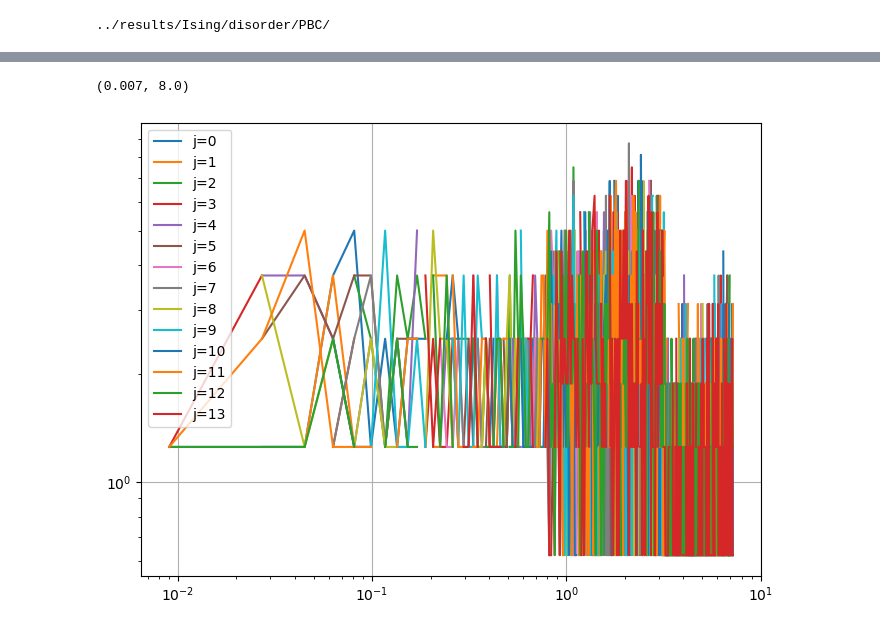
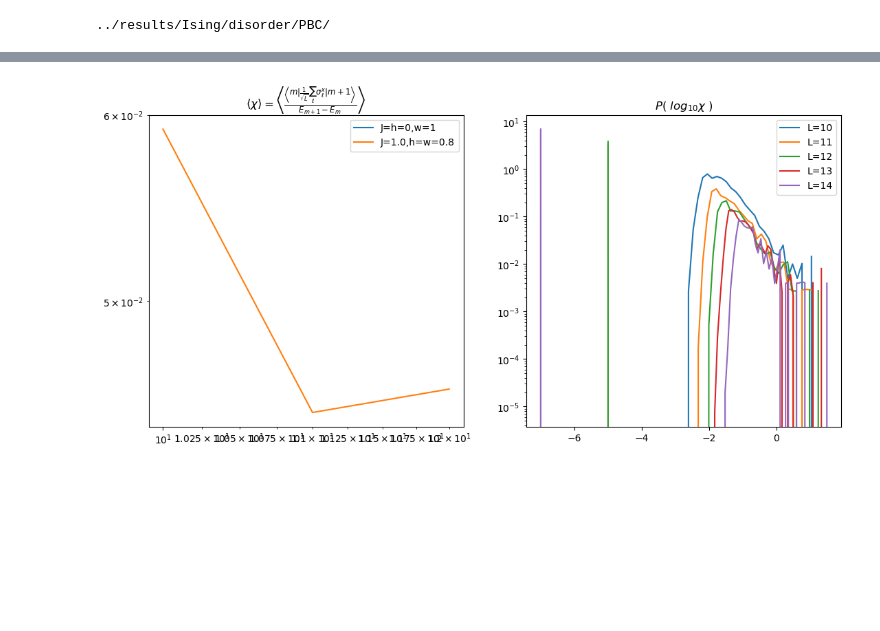
Before and after one commit to makskliczkowski/Transverse_Ising_ETH, a Jupyter notebook: IsignTransverse_ETH/Python/tests.ipynb, the cells around one changed output, grey strips where cells are left out. Cells and saved outputs as stored; diff of their text form; code cells hidden in the pictures; blank space fills up the shorter version.

```diff
--- a/IsignTransverse_ETH/Python/tests.ipynb
+++ b/IsignTransverse_ETH/Python/tests.ipynb
@@ -84,25 +94,30 @@ ax1.set_xlim(0.8 - w, 8e0)
-# %%
-fig, ax = plt.subplots(figsize=(8,6), dpi = 100)
-
-for site in range(0, L):
-    name = name_loc(L, w, site)
-    if exists(name):
-        spec_fun = np.loadtxt(name, unpack=True)
-        x = np.array(spec_fun[0])
-        y = np.array(zero_to_nan(spec_fun[1]))
-        y = y * 2**L
-        #y = savgol_filter(y, 7, 4)
-        p = ax.plot(x, y, label="j=%d"%(site))
-
-#ax.plot(x, 2.3e-2 * (10**x),ls='--', color='black', label=r"$\omega$")
-#ax.plot(x, 2.3e-2 * (10**x)**2 * (x-1)**2,ls='--', color='red', label=r"$\omega^2\cdot\left(log_{10}\ \frac{\omega}{1.0}\right)^2$")
-
-ax.grid()
-ax.legend()
-ax.set_yscale('log')
-ax.set_xscale('log')
-ax1.set_ylim(2e-1, 8e0)
-ax1.set_xlim(7e-3, 8e0)
-# %% [output]
-(0.007, 8.0)
-[figure, removed]
+# %%
+def name(J, h, w):
+    return cf.base_directory + "ScalingQuantity,J=%.2f,J0=%.2f,g=%.2f,g0=%.2f,h=%.2f,w=%.2f.dat"%(J, 0.0, 0.0, 0.0, h, w)
+
+def name_dist(L, J, h, w):
+    return cf.base_directory + "Distribution_log_L=%d,J=%.2f,J0=%.2f,g=%.2f,g0=%.2f,h=%.2f,w=%.2f.dat"%(L, J, 0.0, 0.0, 0.0, h, w)
+
+
+fig, (ax1, ax2) = plt.subplots( nrows=1, ncols=2, figsize=(13,6), dpi = 100)
+sth = np.array(np.loadtxt(name(0,0.0,1.0), unpack=True))
+ax1.plot(sth[0], sth[1], label="J=h=0,w=1")
+sth = np.array(np.loadtxt(name(1,0.8,0.8), unpack=True))
+ax1.plot(sth[0], sth[1], label="J=1.0,h=w=0.8")
+ax1.set_title(r"$\left\langle \chi\right\rangle=\left\langle\frac{\left\langle m\left|\frac{1}{\sqrt{L}}\sum_\ell\sigma^x_\ell\right|m+1\right\rangle}{E_{m+1}-E_m}\right\rangle$")
+ax1.set_yscale('log')
+ax1.set_xscale('log')
+ax1.legend()
+
+#sth = np.array(np.loadtxt(name_dist(0,0.0,1.0), unpack=True))
+#ax2.plot(sth[0], sth[1])
+for L in range(10, 16):
+    name = name_dist(L, 1,0.8,0.8)
+    if exists(name):
+        sth = np.array(np.loadtxt(name, unpack=True))
+        ax2.plot(sth[0], sth[1], label="L=%d"%L)
+ax2.legend()
+ax2.set_title(r"$P\left(\ log_{10}\chi\ \right)$")
+ax2.set_yscale('log')
+# %% [output]
+[figure, added]
```
Also changed, not shown: parts of 3 cells of this notebook, 17 other files.
